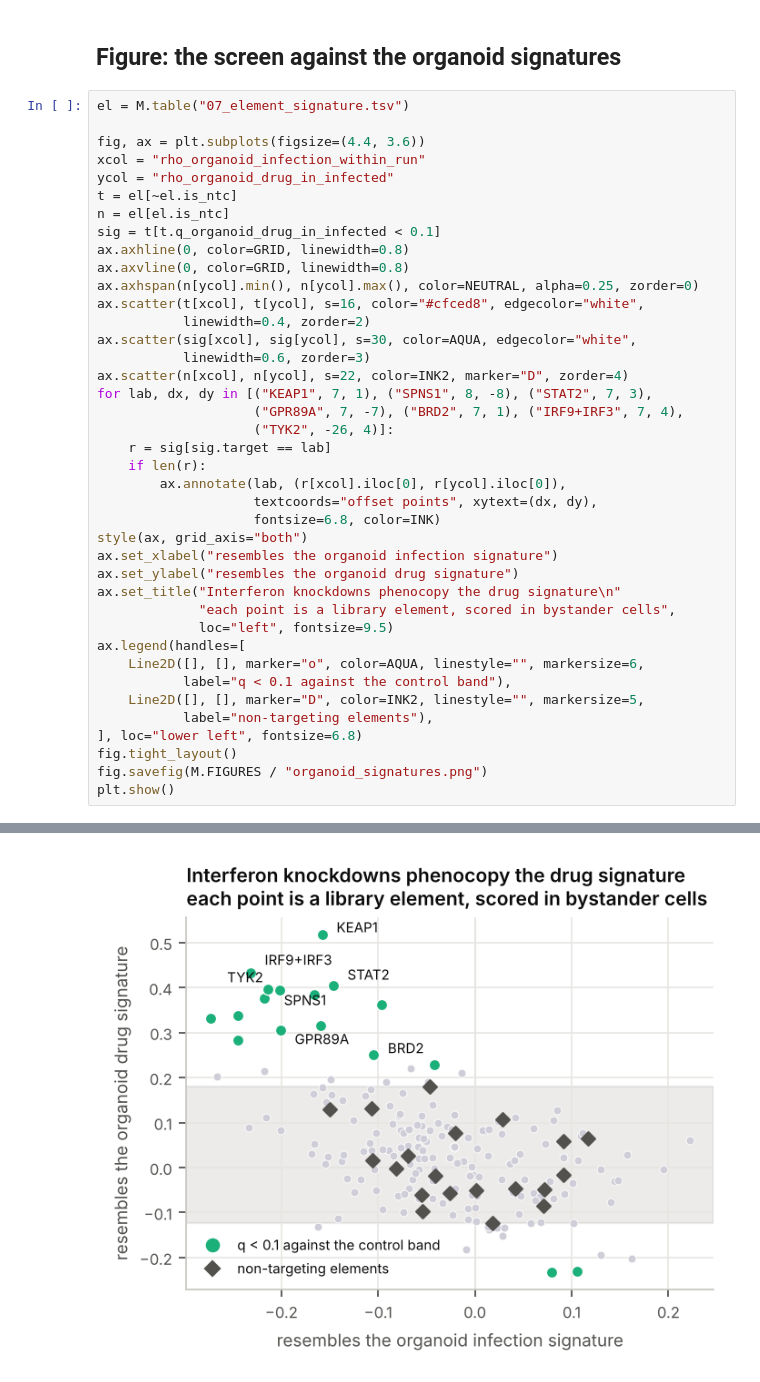
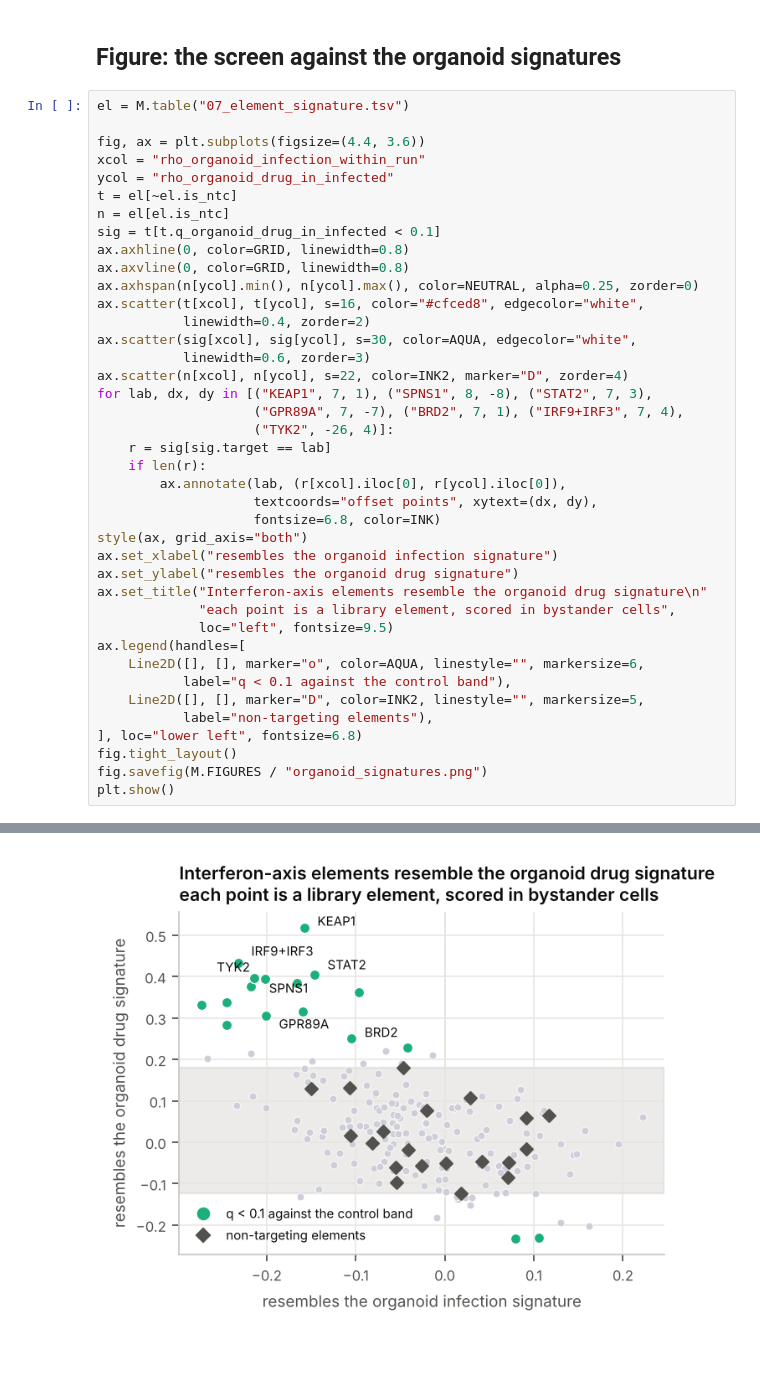
Before and after one commit to hbusra/crispri-perturbseq-sarscov2, a Jupyter notebook: notebook/07_organoid_signatures.ipynb, the cells around one changed output, grey strips where cells are left out. Cells and saved outputs as stored; diff of their text form; blank space fills up the shorter version.

```diff
--- a/notebook/07_organoid_signatures.ipynb
+++ b/notebook/07_organoid_signatures.ipynb
@@ -317,32 +322,32 @@ ax.axhspan(n[ycol].min(), n[ycol].max(), color=NEUTRAL, alpha=0.25, zorder=0)
 ax.scatter(t[xcol], t[ycol], s=16, color="#cfced8", edgecolor="white",
            linewidth=0.4, zorder=2)
 ax.scatter(sig[xcol], sig[ycol], s=30, color=AQUA, edgecolor="white",
            linewidth=0.6, zorder=3)
 ax.scatter(n[xcol], n[ycol], s=22, color=INK2, marker="D", zorder=4)
 for lab, dx, dy in [("KEAP1", 7, 1), ("SPNS1", 8, -8), ("STAT2", 7, 3),
                     ("GPR89A", 7, -7), ("BRD2", 7, 1), ("IRF9+IRF3", 7, 4),
                     ("TYK2", -26, 4)]:
     r = sig[sig.target == lab]
     if len(r):
         ax.annotate(lab, (r[xcol].iloc[0], r[ycol].iloc[0]),
                     textcoords="offset points", xytext=(dx, dy),
                     fontsize=6.8, color=INK)
 style(ax, grid_axis="both")
 ax.set_xlabel("resembles the organoid infection signature")
 ax.set_ylabel("resembles the organoid drug signature")
-ax.set_title("Interferon knockdowns phenocopy the drug signature\n"
+ax.set_title("Interferon-axis elements resemble the organoid drug signature\n"
              "each point is a library element, scored in bystander cells",
              loc="left", fontsize=9.5)
 ax.legend(handles=[
     Line2D([], [], marker="o", color=AQUA, linestyle="", markersize=6,
            label="q < 0.1 against the control band"),
     Line2D([], [], marker="D", color=INK2, linestyle="", markersize=5,
            label="non-targeting elements"),
 ], loc="lower left", fontsize=6.8)
 fig.tight_layout()
 fig.savefig(M.FIGURES / "organoid_signatures.png")
 plt.show()
 # %% [output]
 findfont: Failed to find font weight semibold for DejaVu Sans, now using 700.
 findfont: Failed to find font weight semibold for DejaVu Sans, now using 700.
-[figure, old version]
+[figure, new version]
```
Also changed, not shown: parts of 2 cells of this notebook, 3 other files.
